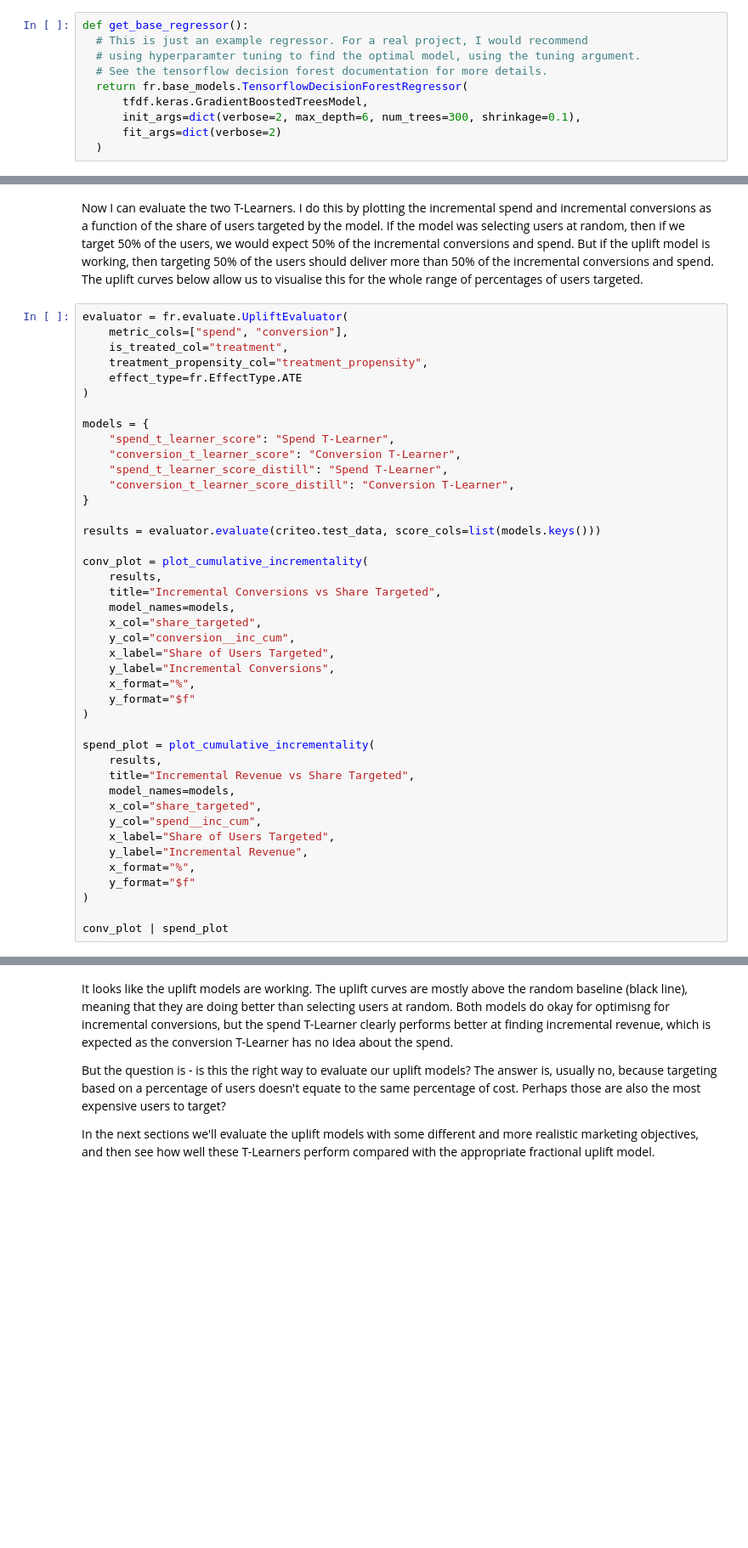
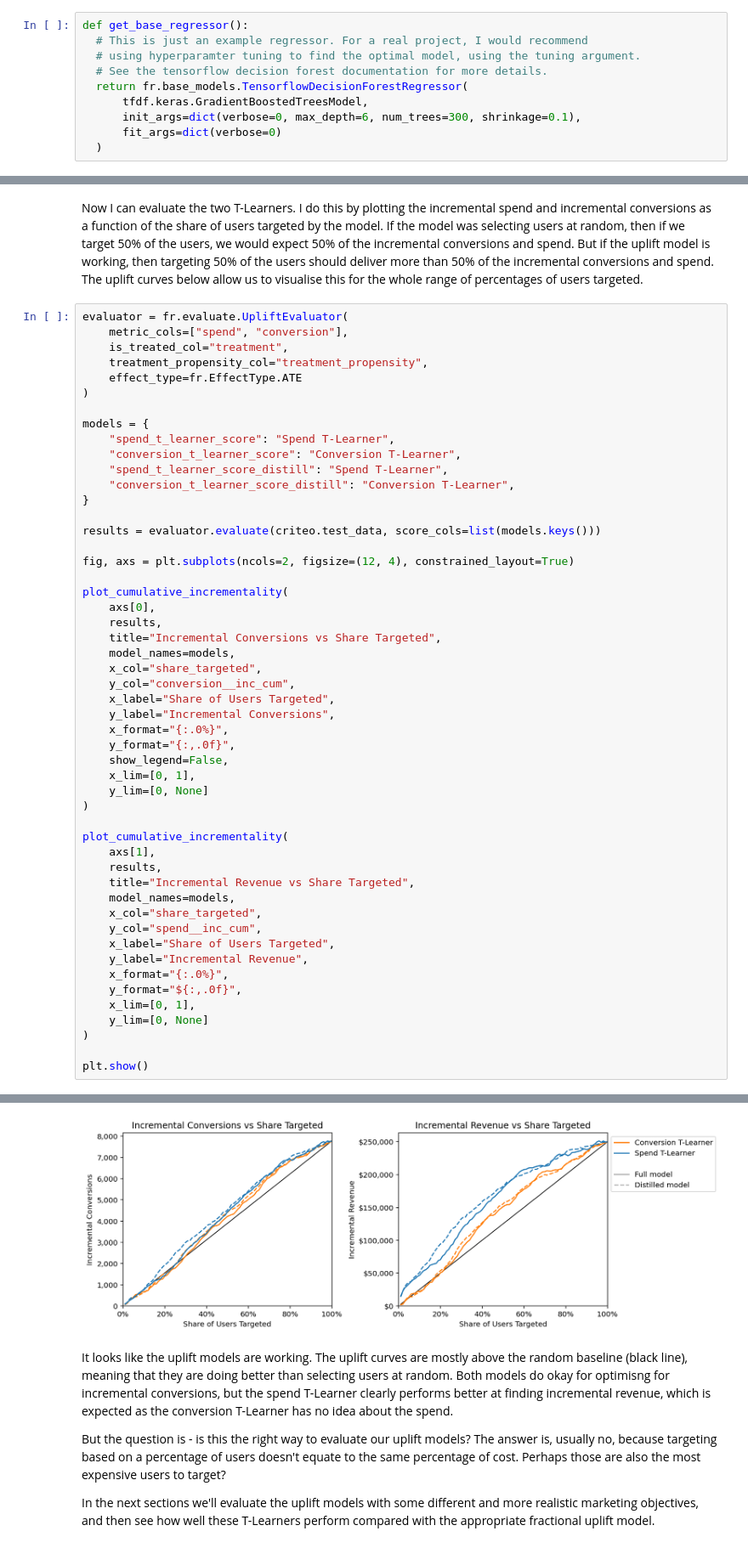
Before and after one commit to google-marketing-solutions/fractional_uplift, a Jupyter notebook: examples/end_to_end_example.ipynb, the cells around one changed output, grey strips where cells are left out. Shown at 85% size. Cells and saved outputs as stored; diff of their text form; blank space fills up the shorter version.

```diff
--- a/examples/end_to_end_example.ipynb
+++ b/examples/end_to_end_example.ipynb
@@ -209,8 +206,8 @@ def get_base_regressor():
   # See the tensorflow decision forest documentation for more details.
   return fr.base_models.TensorflowDecisionForestRegressor(
       tfdf.keras.GradientBoostedTreesModel,
-      init_args=dict(verbose=2, max_depth=6, num_trees=300, shrinkage=0.1),
-      fit_args=dict(verbose=2)
+      init_args=dict(verbose=0, max_depth=6, num_trees=300, shrinkage=0.1),
+      fit_args=dict(verbose=0)
   )
 # %%
 for target in ["conversion", "spend"]:
@@ -319,7 +340,10 @@ models = {
 
 results = evaluator.evaluate(criteo.test_data, score_cols=list(models.keys()))
 
-conv_plot = plot_cumulative_incrementality(
+fig, axs = plt.subplots(ncols=2, figsize=(12, 4), constrained_layout=True)
+
+plot_cumulative_incrementality(
+    axs[0],
     results,
     title="Incremental Conversions vs Share Targeted",
     model_names=models,
@@ -327,11 +351,15 @@ conv_plot = plot_cumulative_incrementality(
     y_col="conversion__inc_cum",
     x_label="Share of Users Targeted",
     y_label="Incremental Conversions",
-    x_format="%",
-    y_format="$f"
+    x_format="{:.0%}",
+    y_format="{:,.0f}",
+    show_legend=False,
+    x_lim=[0, 1],
+    y_lim=[0, None]
 )
 
-spend_plot = plot_cumulative_incrementality(
+plot_cumulative_incrementality(
+    axs[1],
     results,
     title="Incremental Revenue vs Share Targeted",
     model_names=models,
@@ -339,9 +367,11 @@ spend_plot = plot_cumulative_incrementality(
     y_col="spend__inc_cum",
     x_label="Share of Users Targeted",
     y_label="Incremental Revenue",
-    x_format="%",
-    y_format="$f"
+    x_format="{:.0%}",
+    y_format="${:,.0f}",
+    x_lim=[0, 1],
+    y_lim=[0, None]
 )
 
-conv_plot | spend_plot
+plt.show()
 # %% [output]
@@ -352,3 +378,4 @@ conv_plot | spend_plot
+[figure, added]
 # %% [markdown]
 It looks like the uplift models are working. The uplift curves are mostly above the random baseline (black line), meaning that they are doing better than selecting users at random. Both models do okay for optimisng for incremental conversions, but the spend T-Learner clearly performs better at finding incremental revenue, which is expected as the conversion T-Learner has no idea about the spend.
 
```
Also changed, not shown: parts of 21 cells of this notebook.
